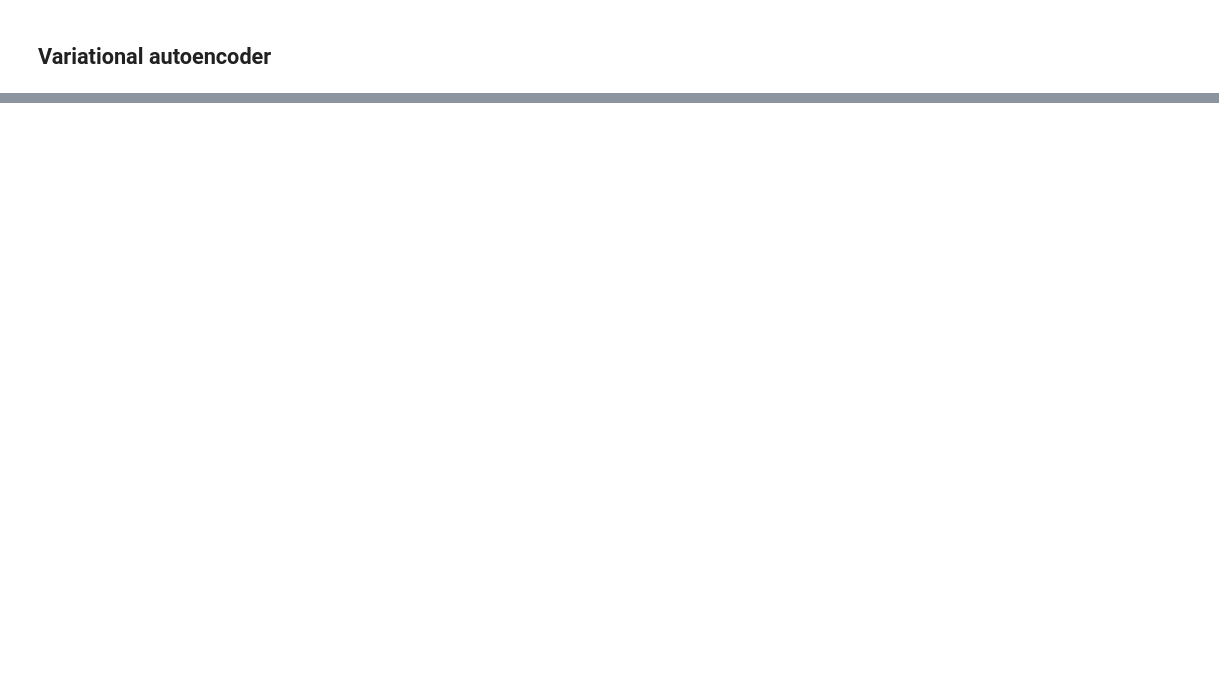
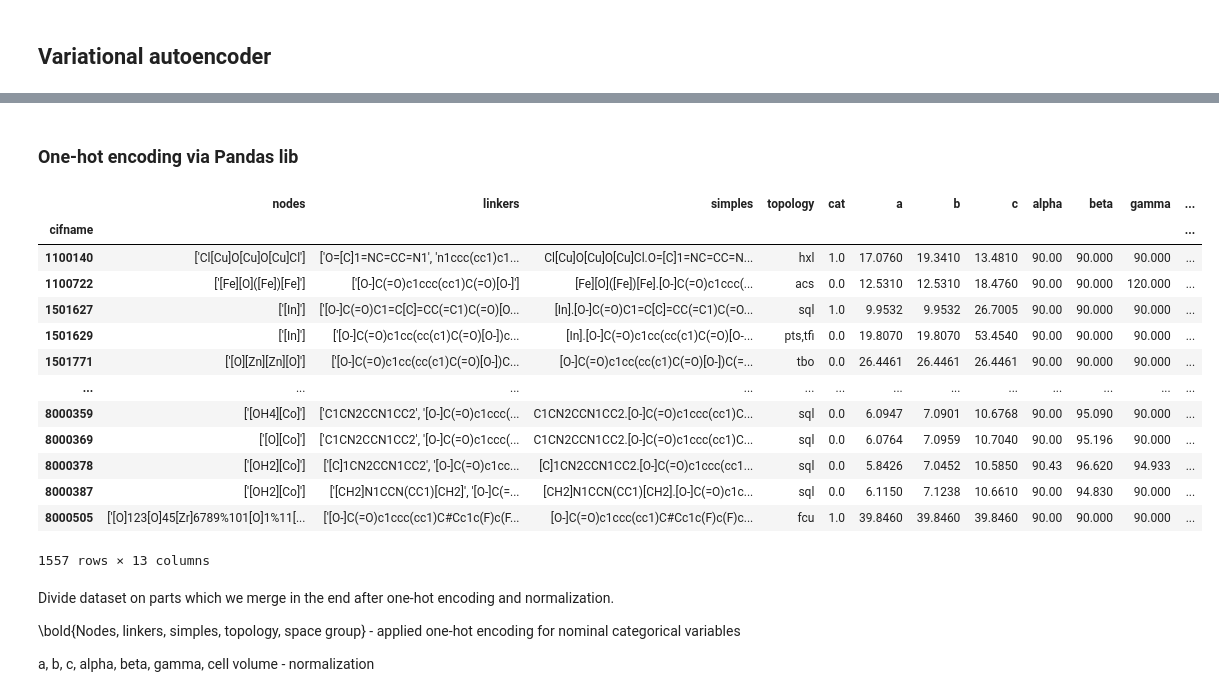
Before and after one commit to SpongeFrogy/MOF_ML, a Jupyter notebook: token_part/Neural Network (3.04) .ipynb, the cells around one changed output, grey strips where cells are left out. Saved outputs shown, nothing was run; the diff lists cells and outputs as text; code cells hidden in the pictures; blank space fills up the shorter version.

```diff
--- a/token_part/Neural Network (3.04) .ipynb
+++ b/token_part/Neural Network (3.04) .ipynb
@@ -290,0 +274,36 @@ possibilities
+# %% [markdown]
+### One-hot encoding via Pandas lib
+# %%
+raw_data = pd.read_csv(f'D:\github repo\MOF_ML\\token_part\\5k_with_symmetry.csv', index_col=0)
+# %%
+# remove the mofid and mofkey columns
+raw_data = raw_data.drop(columns=['mofid','mofkey'])
+# %%
+# rename columns in raw_data
+raw_data = raw_data.rename(columns={'simples_nodes': 'nodes', 'simples_linkers':'linkers',
+       '_cell_length_a': 'a', '_cell_length_b': 'b', '_cell_length_c': 'c',
+       '_cell_angle_alpha': 'alpha', '_cell_angle_beta': 'beta', '_cell_angle_gamma': 'gamma',
+       '_cell_volume': 'cell volume', '_symmetry_space_group_name_Hall': 'space group'})
+# %%
+raw_data
+# %% [output]
+|  | nodes | linkers | simples | topology | cat | a | b | c | alpha | beta | gamma | ... |
+| cifname |  |  |  |  |  |  |  |  |  |  |  | ... |
+| 1100140 | ['Cl[Cu]O[Cu]O[Cu]Cl'] | ['O=[C]1=NC=CC=N1', 'n1ccc(cc1)c1... | Cl[Cu]O[Cu]O[Cu]Cl.O=[C]1=NC=CC=N... | hxl | 1.0 | 17.0760 | 19.3410 | 13.4810 | 90.00 | 90.000 | 90.000 | ... |
+| 1100722 | ['[Fe][O]([Fe])[Fe]'] | ['[O-]C(=O)c1ccc(cc1)C(=O)[O-]'] | [Fe][O]([Fe])[Fe].[O-]C(=O)c1ccc(... | acs | 0.0 | 12.5310 | 12.5310 | 18.4760 | 90.00 | 90.000 | 120.000 | ... |
+| 1501627 | ['[In]'] | ['[O-]C(=O)C1=C[C]=CC(=C1)C(=O)[O... | [In].[O-]C(=O)C1=C[C]=CC(=C1)C(=O... | sql | 1.0 | 9.9532 | 9.9532 | 26.7005 | 90.00 | 90.000 | 90.000 | ... |
+| 1501629 | ['[In]'] | ['[O-]C(=O)c1cc(cc(c1)C(=O)[O-])c... | [In].[O-]C(=O)c1cc(cc(c1)C(=O)[O-... | pts,tfi | 0.0 | 19.8070 | 19.8070 | 53.4540 | 90.00 | 90.000 | 90.000 | ... |
+| 1501771 | ['[O][Zn][Zn][O]'] | ['[O-]C(=O)c1cc(cc(c1)C(=O)[O-])C... | [O-]C(=O)c1cc(cc(c1)C(=O)[O-])C(=... | tbo | 0.0 | 26.4461 | 26.4461 | 26.4461 | 90.00 | 90.000 | 90.000 | ... |
+| ... | ... | ... | ... | ... | ... | ... | ... | ... | ... | ... | ... | ... |
+| 8000359 | ['[OH4][Co]'] | ['C1CN2CCN1CC2', '[O-]C(=O)c1ccc(... | C1CN2CCN1CC2.[O-]C(=O)c1ccc(cc1)C... | sql | 0.0 | 6.0947 | 7.0901 | 10.6768 | 90.00 | 95.090 | 90.000 | ... |
+| 8000369 | ['[O][Co]'] | ['C1CN2CCN1CC2', '[O-]C(=O)c1ccc(... | C1CN2CCN1CC2.[O-]C(=O)c1ccc(cc1)C... | sql | 0.0 | 6.0764 | 7.0959 | 10.7040 | 90.00 | 95.196 | 90.000 | ... |
+| 8000378 | ['[OH2][Co]'] | ['[C]1CN2CCN1CC2', '[O-]C(=O)c1cc... | [C]1CN2CCN1CC2.[O-]C(=O)c1ccc(cc1... | sql | 0.0 | 5.8426 | 7.0452 | 10.5850 | 90.43 | 96.620 | 94.933 | ... |
+| 8000387 | ['[OH2][Co]'] | ['[CH2]N1CCN(CC1)[CH2]', '[O-]C(=... | [CH2]N1CCN(CC1)[CH2].[O-]C(=O)c1c... | sql | 0.0 | 6.1150 | 7.1238 | 10.6610 | 90.00 | 94.830 | 90.000 | ... |
+| 8000505 | ['[O]123[O]45[Zr]6789%101[O]1%11[... | ['[O-]C(=O)c1ccc(cc1)C#Cc1c(F)c(F... | [O-]C(=O)c1ccc(cc1)C#Cc1c(F)c(F)c... | fcu | 1.0 | 39.8460 | 39.8460 | 39.8460 | 90.00 | 90.000 | 90.000 | ... |
+1557 rows × 13 columns
+# %% [markdown]
+Divide dataset on parts which we merge in the end after one-hot encoding and normalization.
+
+\bold{Nodes, linkers, simples, topology, space group} - applied one-hot encoding for nominal categorical variables
+
+a, b, c, alpha, beta, gamma, cell volume - normalization
```
Also changed, not shown: parts of 23 cells of this notebook.
